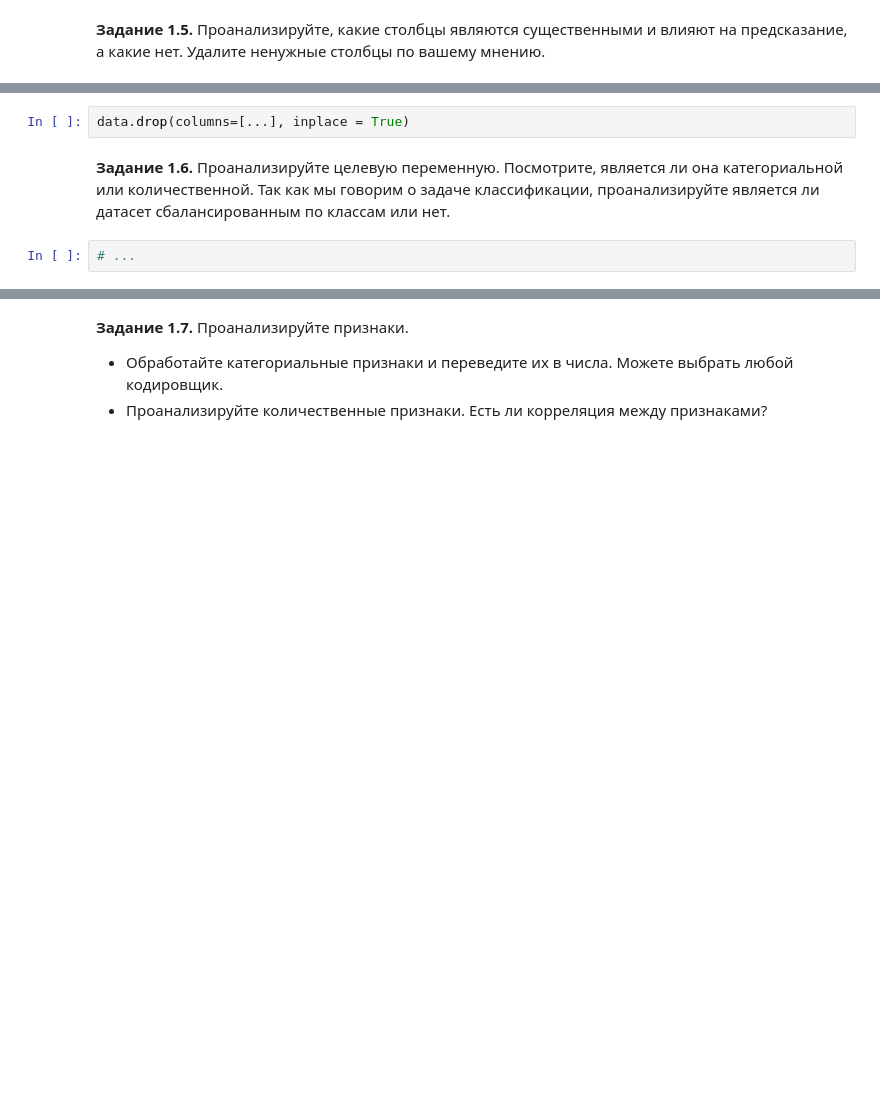
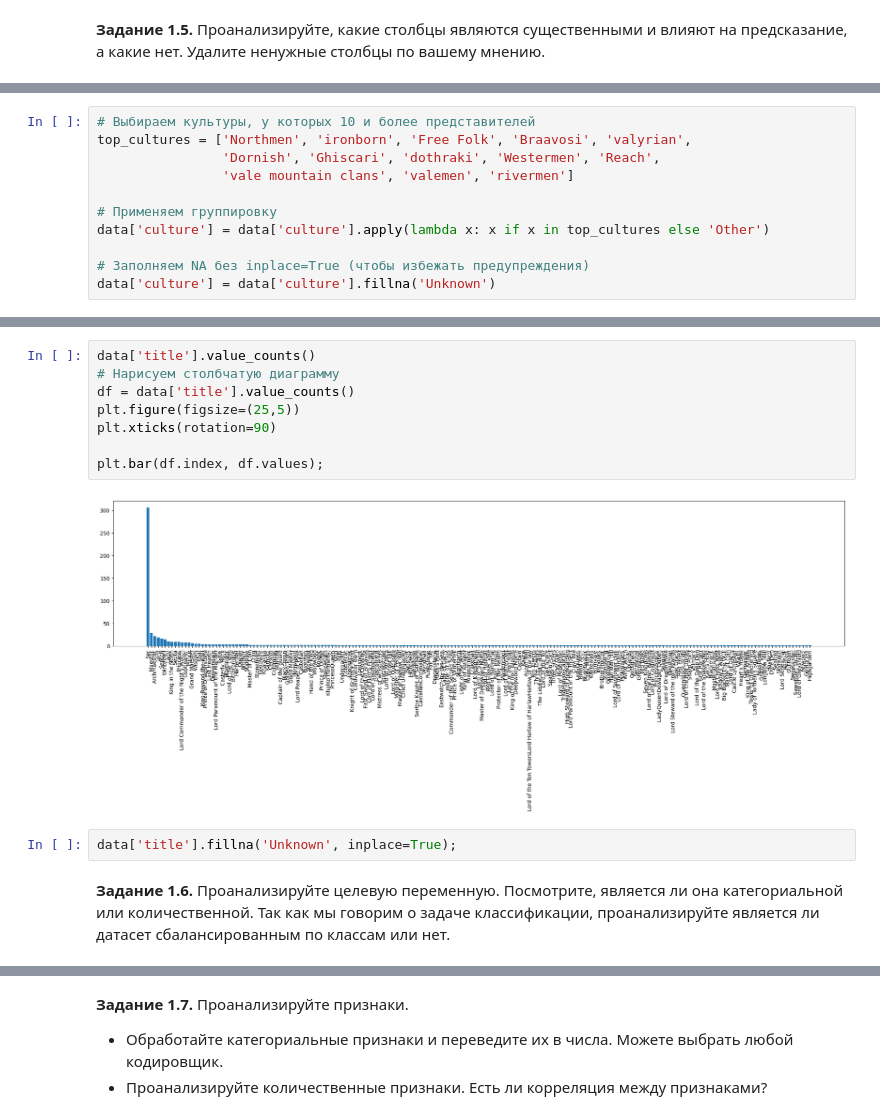
Before and after one commit to taravskayavm/DLS_I, a Jupyter notebook: week_01_ml_intro/Homework/hw_1_game_of_thrones.ipynb, the cells around one changed output, grey strips where cells are left out. Cells and saved outputs as stored; diff of their text form; blank space fills up the shorter version.

```diff
--- a/week_01_ml_intro/Homework/hw_1_game_of_thrones.ipynb
+++ b/week_01_ml_intro/Homework/hw_1_game_of_thrones.ipynb
@@ -256,0 +316,11 @@ array([nan, 'rivermen', 'Dornish', 'valyrian', 'ironborn', 'Free Folk',
+# %%
+# Выбираем культуры, у которых 10 и более представителей
+top_cultures = ['Northmen', 'ironborn', 'Free Folk', 'Braavosi', 'valyrian',
+                'Dornish', 'Ghiscari', 'dothraki', 'Westermen', 'Reach',
+                'vale mountain clans', 'valemen', 'rivermen']
+
+# Применяем группировку
+data['culture'] = data['culture'].apply(lambda x: x if x in top_cultures else 'Other')
+
+# Заполняем NA без inplace=True (чтобы избежать предупреждения)
+data['culture'] = data['culture'].fillna('Unknown')
@@ -257,6 +347,14 @@ array([nan, 'rivermen', 'Dornish', 'valyrian', 'ironborn', 'Free Folk',
+# %%
+data['title'].value_counts()
+# Нарисуем столбчатую диаграмму
+df = data['title'].value_counts()
+plt.figure(figsize=(25,5))
+plt.xticks(rotation=90)
+
+plt.bar(df.index, df.values);
+# %% [output]
+[figure, added]
 # %%
-data.drop(columns=[...], inplace = True)
+data['title'].fillna('Unknown', inplace=True);
 # %% [markdown]
 **Задание 1.6.** Проанализируйте целевую переменную. Посмотрите, является ли она категориальной или количественной. Так как мы говорим о задаче классификации, проанализируйте является ли датасет сбалансированным по классам или нет.
-# %%
-# ...
```
Also changed, not shown: parts of 11 cells of this notebook.
